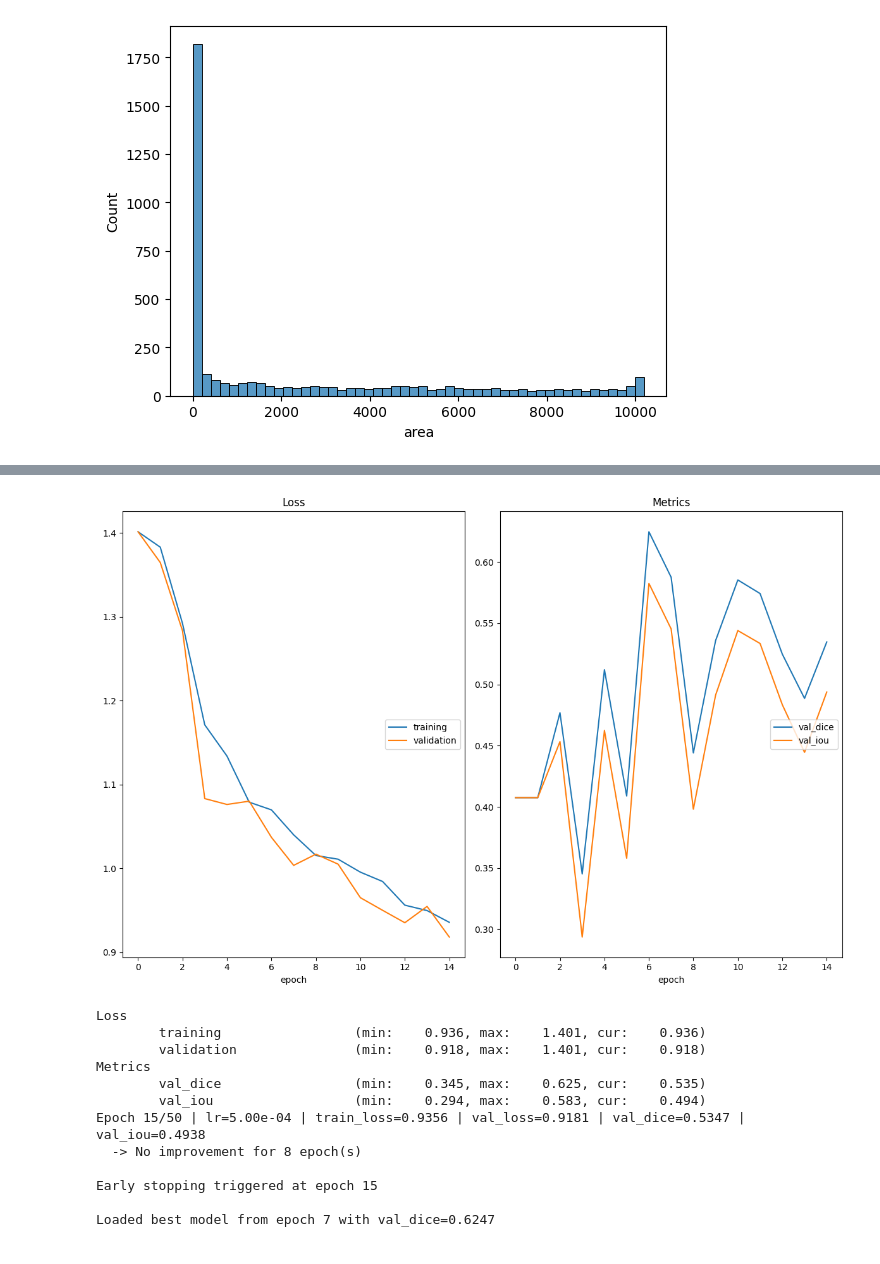
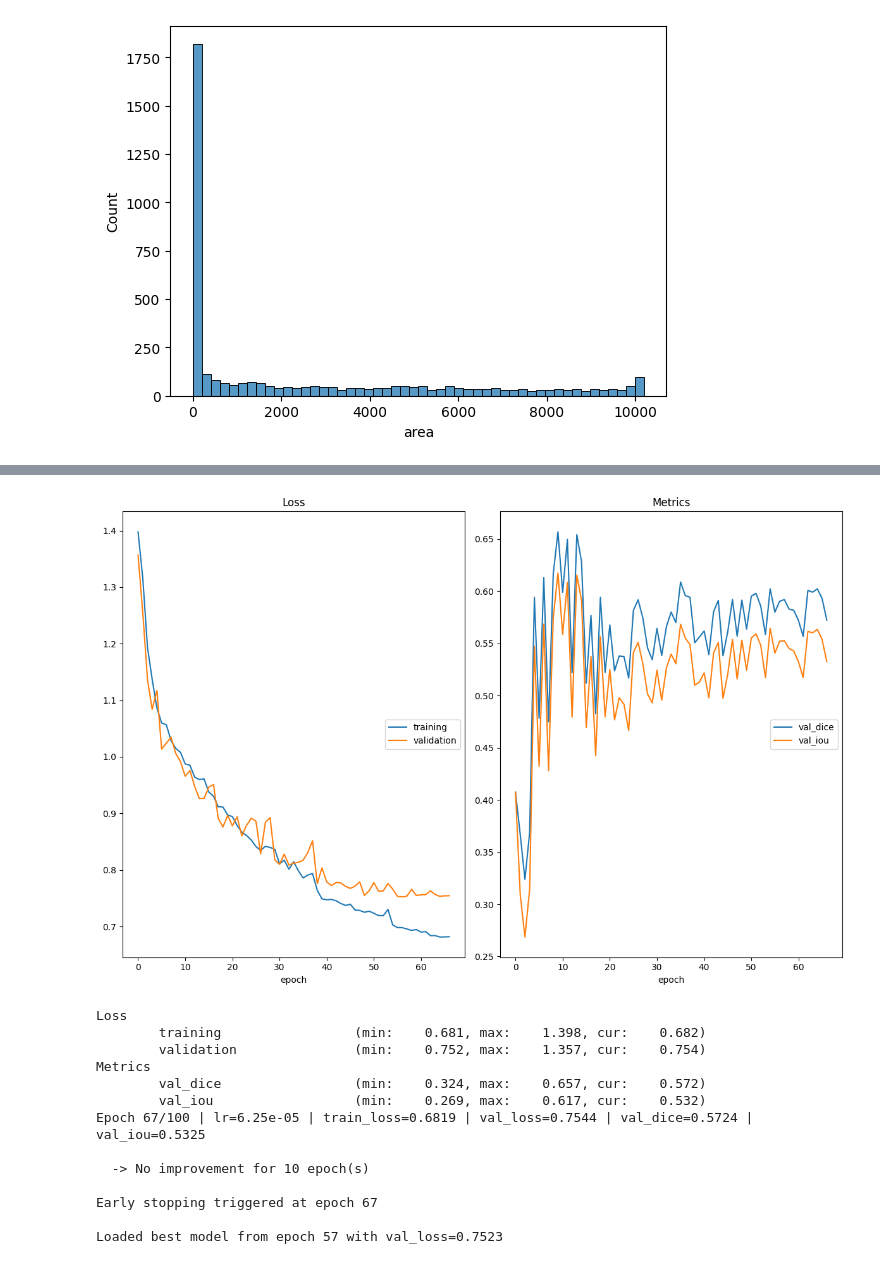
Before and after one commit to leraos/tgs-salt-identification-challenge, a Jupyter notebook: project_notebook.ipynb, the cells around one changed output, grey strips where cells are left out. Drawn from its saved outputs; the diff is of its cells as text; code cells hidden in the pictures.

```diff
--- a/project_notebook.ipynb
+++ b/project_notebook.ipynb
@@ -363,10 +364,14 @@ def dice_loss(logits, targets, smooth=1e-6):
     dice = (2.0 * intersection + smooth) / (union + smooth)
     return 1.0 - dice.mean()
 
-def bce_dice_loss(logits, targets):
+# def bce_dice_loss(logits, targets):
+#     bce = F.binary_cross_entropy_with_logits(logits, targets)
+#     dloss = dice_loss(logits, targets)
+#     return bce + dloss
+def bce_dice_loss(logits, targets, bce_weight=0.3, dice_weight=0.7):
     bce = F.binary_cross_entropy_with_logits(logits, targets)
     dloss = dice_loss(logits, targets)
-    return bce + dloss
+    return bce_weight * bce + dice_weight * dloss
 # %%
 ## metrics for evaluation
 
@@ -496,7 +492,7 @@ optimizer = torch.optim.Adam(
 
 scheduler = torch.optim.lr_scheduler.ReduceLROnPlateau(
     optimizer,
-    mode='max',          # because we want val_dice to increase
+    mode='min',          # because we want val_loss to decrease
     factor=0.5,
     patience=4,
     min_lr=1e-6
@@ -504,15 +500,15 @@ scheduler = torch.optim.lr_scheduler.ReduceLROnPlateau(
 
 liveloss = PlotLosses(groups={'Loss': ['train_loss', 'val_loss'], 'Metrics': ['val_dice', 'val_iou']})
 
-num_epochs = 50
+num_epochs = 100
 
-best_val_dice = -float("inf")
+best_val_loss = float("inf")
 best_epoch = -1
 best_model_state = None
 
-early_stop_patience = 20
+early_stop_patience = 10
 epochs_without_improvement = 0
-min_delta = 1e-4
+min_delta = 1e-3
 
 for epoch in range(num_epochs):
     model.train()
@@ -524,7 +520,7 @@ for epoch in range(num_epochs):
 
         optimizer.zero_grad()
         logits = model(imgs)
-        loss = bce_dice_loss(logits, masks)
+        loss = bce_dice_loss(logits, targets, bce_weight=0.3, dice_weight=0.7)
         loss.backward()
         optimizer.step()
 
@@ -553,8 +549,8 @@ for epoch in range(num_epochs):
     val_dice /= len(val_loader)
     val_iou /= len(val_loader)
 
-    # step scheduler using validation Dice
-    scheduler.step(val_dice)
+    # step scheduler using validation loss
+    scheduler.step(val_loss)
 
     current_lr = optimizer.param_groups[0]["lr"]
 
@@ -564,51 +560,52 @@ for epoch in range(num_epochs):
         'val_dice': val_dice,
         'val_iou': val_iou
     })
     liveloss.send()
 
     print(
         f"Epoch {epoch+1}/{num_epochs} | "
         f"lr={current_lr:.2e} | "
         f"train_loss={train_loss:.4f} | "
         f"val_loss={val_loss:.4f} | "
         f"val_dice={val_dice:.4f} | "
         f"val_iou={val_iou:.4f}"
     )
 
-    # early stopping + checkpoint on best val_dice
-    if val_dice > best_val_dice + min_delta:
-        best_val_dice = val_dice
+    # early stopping + checkpoint on best val_loss
+    if val_loss < best_val_loss - min_delta:
+        best_val_loss = val_loss
         best_epoch = epoch + 1
         epochs_without_improvement = 0
         best_model_state = copy.deepcopy(model.state_dict())
         torch.save(best_model_state, "best_model.pt")
-        print(f"\n  -> New best model saved at epoch {best_epoch} (val_dice={best_val_dice:.4f})")
+        print(f"\n  -> New best model saved at epoch {best_epoch} (val_loss={best_val_loss:.4f})")
     else:
         epochs_without_improvement += 1
         print(f"\n  -> No improvement for {epochs_without_improvement} epoch(s)")
 
     if epochs_without_improvement >= early_stop_patience:
         print(f"\nEarly stopping triggered at epoch {epoch+1}")
         break
 
 # restore best weights after training
 if best_model_state is not None:
     model.load_state_dict(best_model_state)
-    print(f"\nLoaded best model from epoch {best_epoch} with val_dice={best_val_dice:.4f}")
+    print(f"\nLoaded best model from epoch {best_epoch} with val_loss={best_val_loss:.4f}")
 # %% [output]
-[figure, old version]
+[figure, new version]
 Loss
-        training                 (min:    0.936, max:    1.401, cur:    0.936)
-        validation               (min:    0.918, max:    1.401, cur:    0.918)
+        training                 (min:    0.681, max:    1.398, cur:    0.682)
+        validation               (min:    0.752, max:    1.357, cur:    0.754)
 Metrics
-        val_dice                 (min:    0.345, max:    0.625, cur:    0.535)
-        val_iou                  (min:    0.294, max:    0.583, cur:    0.494)
-Epoch 15/50 | lr=5.00e-04 | train_loss=0.9356 | val_loss=0.9181 | val_dice=0.5347 | val_iou=0.4938
-  -> No improvement for 8 epoch(s)
+        val_dice                 (min:    0.324, max:    0.657, cur:    0.572)
+        val_iou                  (min:    0.269, max:    0.617, cur:    0.532)
+Epoch 67/100 | lr=6.25e-05 | train_loss=0.6819 | val_loss=0.7544 | val_dice=0.5724 | val_iou=0.5325
 
-Early stopping triggered at epoch 15
+  -> No improvement for 10 epoch(s)
 
-Loaded best model from epoch 7 with val_dice=0.6247
+Early stopping triggered at epoch 67
+
+Loaded best model from epoch 57 with val_loss=0.7523
 # %%
 ## visual evaluation
 
```
Also changed, not shown: parts of 3 cells of this notebook.
